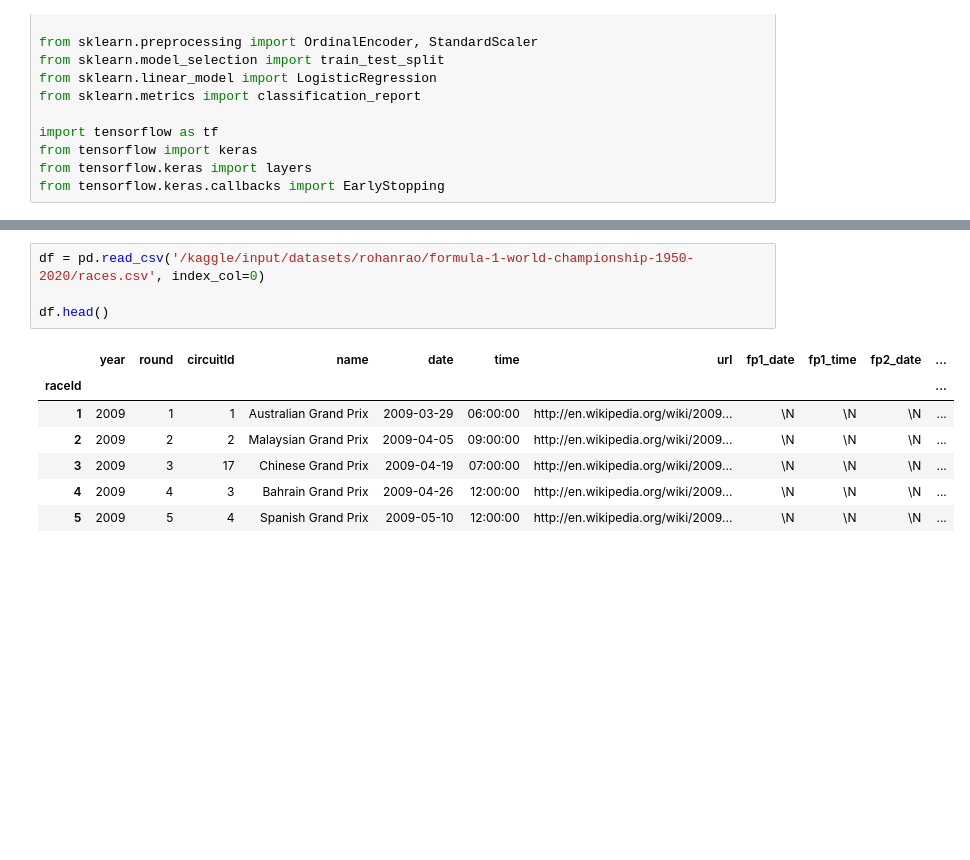
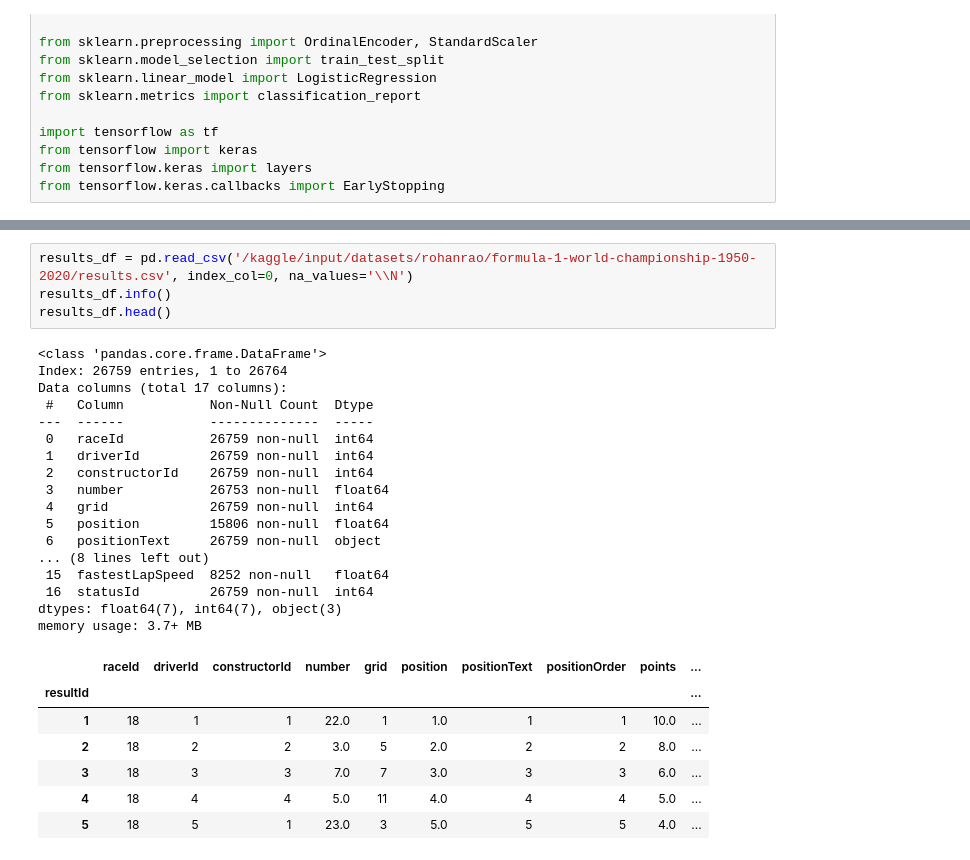
Before and after one commit to youssefyouki/team_12-acl-project-F1-predictoion, a Jupyter notebook: f1-prediction.ipynb, the cells around one changed output, grey strips where cells are left out. Cells and saved outputs as stored; diff of their text form; blank space fills up the shorter version.

Commit message:
Kaggle Notebook | F1 prediction | Version 3

```diff
--- a/f1-prediction.ipynb
+++ b/f1-prediction.ipynb
@@ -137,13 +272,30 @@ df.head()
 # %%
-df = pd.read_csv('/kaggle/input/datasets/rohanrao/formula-1-world-championship-1950-2020/races.csv', index_col=0)
-
-df.head()
+results_df = pd.read_csv('/kaggle/input/datasets/rohanrao/formula-1-world-championship-1950-2020/results.csv', index_col=0, na_values='\\N')
+results_df.info()
+results_df.head()
 # %% [output]
+<class 'pandas.core.frame.DataFrame'>
+Index: 26759 entries, 1 to 26764
+Data columns (total 17 columns):
+ #   Column           Non-Null Count  Dtype
+---  ------           --------------  -----
+ 0   raceId           26759 non-null  int64
+ 1   driverId         26759 non-null  int64
+ 2   constructorId    26759 non-null  int64
+ 3   number           26753 non-null  float64
+ 4   grid             26759 non-null  int64
+ 5   position         15806 non-null  float64
+ 6   positionText     26759 non-null  object
+... (8 lines left out)
+ 15  fastestLapSpeed  8252 non-null   float64
+ 16  statusId         26759 non-null  int64
+dtypes: float64(7), int64(7), object(3)
+memory usage: 3.7+ MB
-|  | year | round | circuitId | name | date | time | url | fp1_date | fp1_time | fp2_date | ... |
-| raceId |  |  |  |  |  |  |  |  |  |  | ... |
-| 1 | 2009 | 1 | 1 | Australian Grand Prix | 2009-03-29 | 06:00:00 | http://en.wikipedia.org/wiki/2009... | \N | \N | \N | ... |
-| 2 | 2009 | 2 | 2 | Malaysian Grand Prix | 2009-04-05 | 09:00:00 | http://en.wikipedia.org/wiki/2009... | \N | \N | \N | ... |
-| 3 | 2009 | 3 | 17 | Chinese Grand Prix | 2009-04-19 | 07:00:00 | http://en.wikipedia.org/wiki/2009... | \N | \N | \N | ... |
-| 4 | 2009 | 4 | 3 | Bahrain Grand Prix | 2009-04-26 | 12:00:00 | http://en.wikipedia.org/wiki/2009... | \N | \N | \N | ... |
-| 5 | 2009 | 5 | 4 | Spanish Grand Prix | 2009-05-10 | 12:00:00 | http://en.wikipedia.org/wiki/2009... | \N | \N | \N | ... |
+|  | raceId | driverId | constructorId | number | grid | position | positionText | positionOrder | points | ... |
+| resultId |  |  |  |  |  |  |  |  |  | ... |
+| 1 | 18 | 1 | 1 | 22.0 | 1 | 1.0 | 1 | 1 | 10.0 | ... |
+| 2 | 18 | 2 | 2 | 3.0 | 5 | 2.0 | 2 | 2 | 8.0 | ... |
+| 3 | 18 | 3 | 3 | 7.0 | 7 | 3.0 | 3 | 3 | 6.0 | ... |
+| 4 | 18 | 4 | 4 | 5.0 | 11 | 4.0 | 4 | 4 | 5.0 | ... |
+| 5 | 18 | 5 | 1 | 23.0 | 3 | 5.0 | 5 | 5 | 4.0 | ... |
 # %%
```
Also changed, not shown: parts of 15 cells of this notebook.
